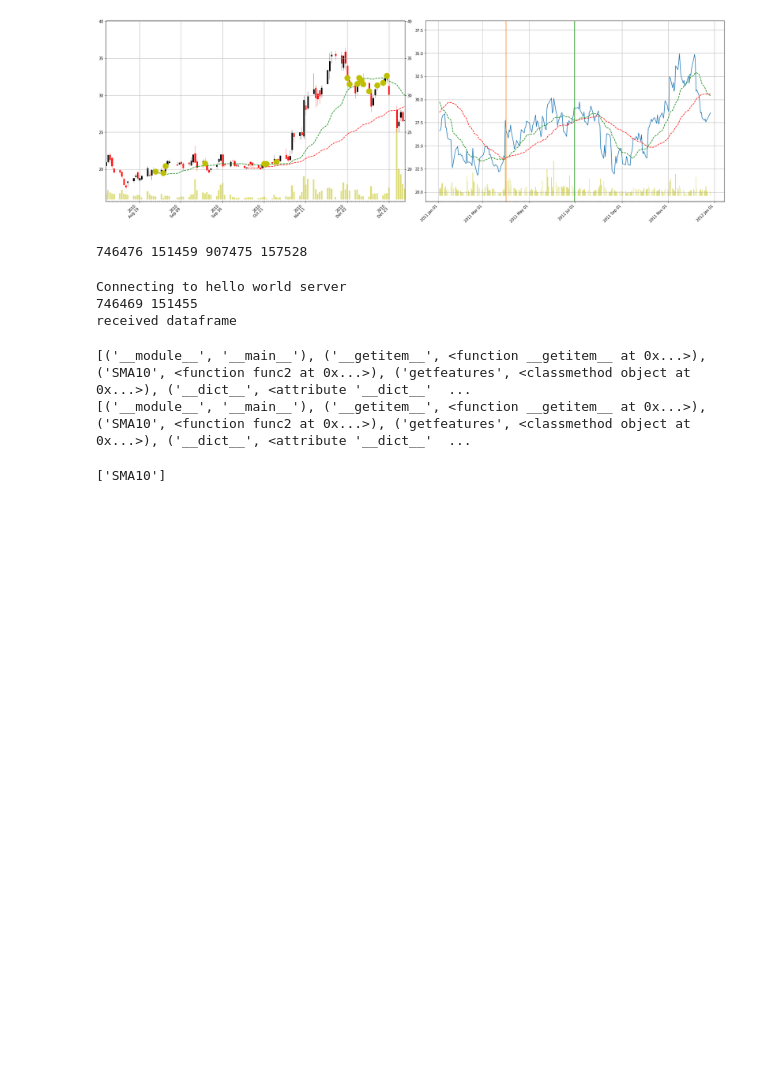
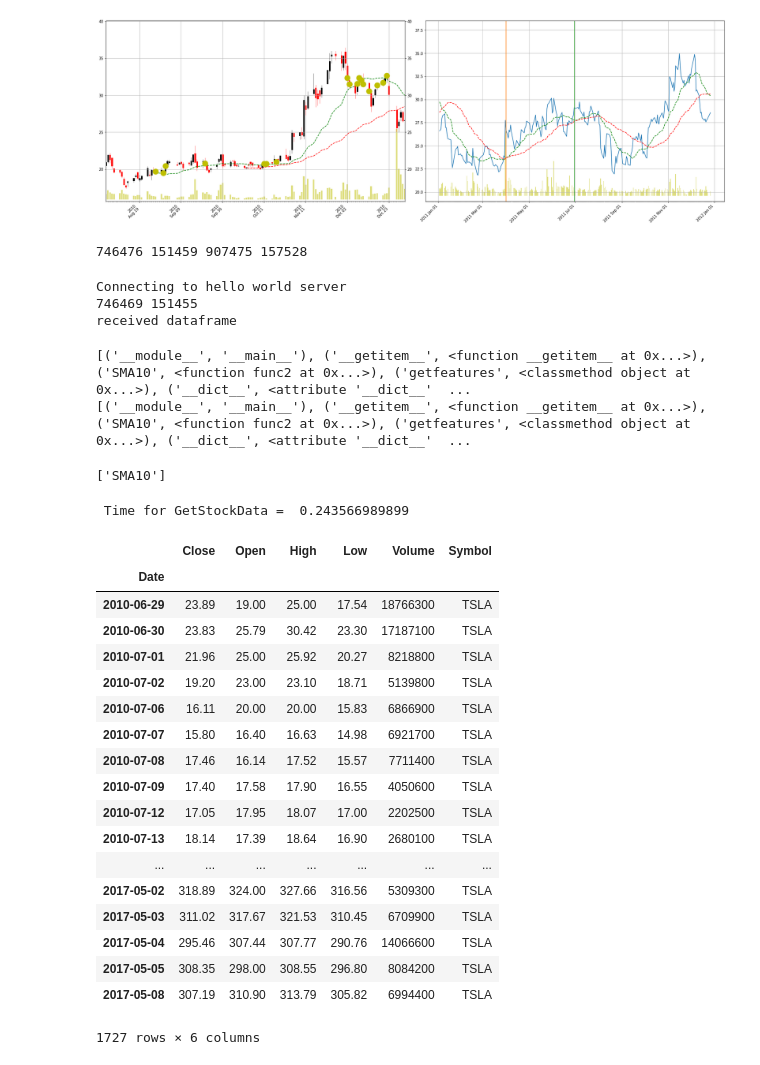
Before and after one commit to ajmal017/trade_analytics, a Jupyter notebook: trade_analytics/trade_analytics.ipynb, the cells around one changed output. Cells and saved outputs as stored; diff of their text form; code cells hidden in the pictures; blank space fills up the shorter version.

```diff
--- a/trade_analytics/trade_analytics.ipynb
+++ b/trade_analytics/trade_analytics.ipynb
@@ -616,3 +708,27 @@ f.getfeatures()
 [('__module__', '__main__'), ('__getitem__', <function __getitem__ at 0x...>), ('SMA10', <function func2 at 0x...>), ('getfeatures', <classmethod object at 0x...>), ('__dict__', <attribute '__dict__'  ...
 [('__module__', '__main__'), ('__getitem__', <function __getitem__ at 0x...>), ('SMA10', <function func2 at 0x...>), ('getfeatures', <classmethod object at 0x...>), ('__dict__', <attribute '__dict__'  ...
 ['SMA10']
+# %%
+dd=dtalibs.GetStockData(stk.id)
+dd.sort_index()
+# %% [output]
+ Time for GetStockData =  0.243566989899
+|  | Close | Open | High | Low | Volume | Symbol |
+| Date |  |  |  |  |  |  |
+| 2010-06-29 | 23.89 | 19.00 | 25.00 | 17.54 | 18766300 | TSLA |
+| 2010-06-30 | 23.83 | 25.79 | 30.42 | 23.30 | 17187100 | TSLA |
+| 2010-07-01 | 21.96 | 25.00 | 25.92 | 20.27 | 8218800 | TSLA |
+| 2010-07-02 | 19.20 | 23.00 | 23.10 | 18.71 | 5139800 | TSLA |
+| 2010-07-06 | 16.11 | 20.00 | 20.00 | 15.83 | 6866900 | TSLA |
+| 2010-07-07 | 15.80 | 16.40 | 16.63 | 14.98 | 6921700 | TSLA |
+| 2010-07-08 | 17.46 | 16.14 | 17.52 | 15.57 | 7711400 | TSLA |
+| 2010-07-09 | 17.40 | 17.58 | 17.90 | 16.55 | 4050600 | TSLA |
+| 2010-07-12 | 17.05 | 17.95 | 18.07 | 17.00 | 2202500 | TSLA |
+| 2010-07-13 | 18.14 | 17.39 | 18.64 | 16.90 | 2680100 | TSLA |
+| ... | ... | ... | ... | ... | ... | ... |
+| 2017-05-02 | 318.89 | 324.00 | 327.66 | 316.56 | 5309300 | TSLA |
+| 2017-05-03 | 311.02 | 317.67 | 321.53 | 310.45 | 6709900 | TSLA |
+| 2017-05-04 | 295.46 | 307.44 | 307.77 | 290.76 | 14066600 | TSLA |
+| 2017-05-05 | 308.35 | 298.00 | 308.55 | 296.80 | 8084200 | TSLA |
+| 2017-05-08 | 307.19 | 310.90 | 313.79 | 305.82 | 6994400 | TSLA |
+1727 rows × 6 columns
```
Also changed, not shown: parts of 13 cells of this notebook, 17 other files.
